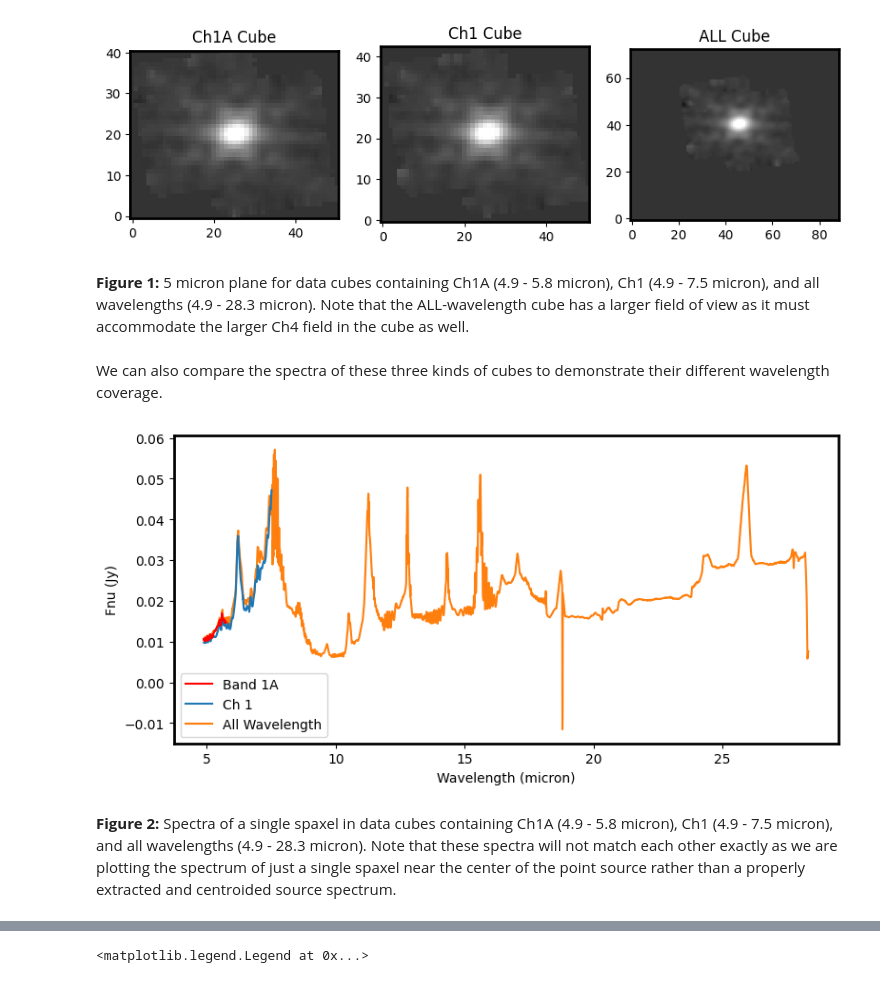
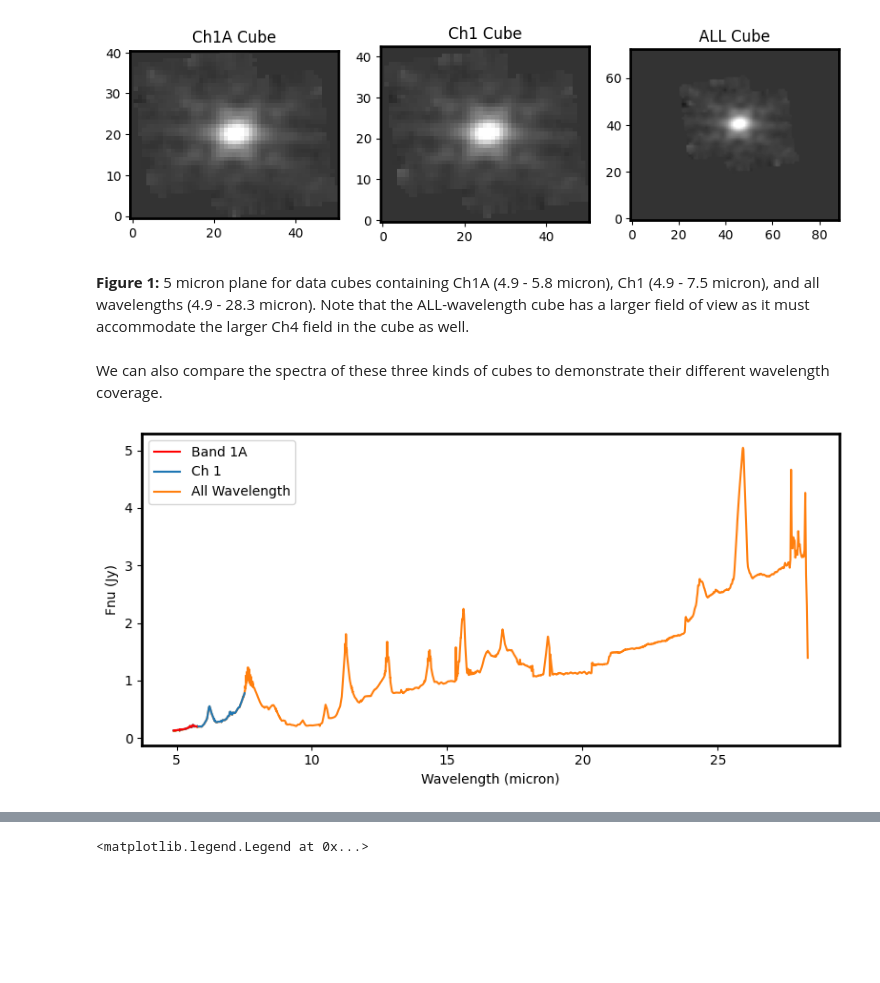
Before and after one commit to STScI-MIRI/MRS-ExampleNB, a Jupyter notebook: Notebook2/MRS_Notebook2.ipynb, the cells around one changed output, grey strips where cells are left out. Drawn from its saved outputs; the diff is of its cells as text; code cells hidden in the pictures; blank space fills up the shorter version.

```diff
--- a/Notebook2/MRS_Notebook2.ipynb
+++ b/Notebook2/MRS_Notebook2.ipynb
@@ -590,25 +612,29 @@ ax3.set_title('ALL Cube')
 # %% [output]
 Text(0.5, 1.0, 'ALL Cube')
 [figure]
-# %% [markdown]
-<b>Figure 1:</b> 5 micron plane for data cubes containing Ch1A (4.9 - 5.8 micron), Ch1 (4.9 - 7.5 micron), and all wavelengths (4.9 - 28.3 micron).  Note that the ALL-wavelength cube has a larger field of view as it must accommodate the larger Ch4 field in the cube as well.
-# %% [markdown]
-We can also compare the spectra of these three kinds of cubes to demonstrate their different wavelength coverage.
+# %% [markdown]
+<b>Figure 1:</b> 5 micron plane for data cubes containing Ch1A (4.9 - 5.8 micron), Ch1 (4.9 - 7.5 micron), and all wavelengths (4.9 - 28.3 micron).  Note that the ALL-wavelength cube has a larger field of view as it must accommodate the larger Ch4 field in the cube as well.
+# %% [markdown]
+We can also compare the spectra of these three kinds of cubes to demonstrate their different wavelength coverage.
 # %%
-# Plot a spectrum from the Ch1A, Ch1 and ALL cubes
+# Plot a spectrum of the source from the Ch1A, Ch1 and ALL cubes
+spec1A=fits.open(spec3_dir+'Level3_ch1-short_x1d.fits')
+spec1=fits.open(spec3_dir+'chancube_ch1-longshortmedium-_x1d.fits')
+specALL=fits.open(spec3_dir+'allcube_ch1-2-3-4-shortlongmedium-_x1d.fits')
+
 rc('axes', linewidth=2)
 fig, ax = plt.subplots(1,1, figsize=(8,4),dpi=100)
 
-# We'll just plot the spectrum of a single pixel; so multiply by pixel area
-
-plt.plot(wave1A,data1A[:,20,26]*hdr1A['PIXAR_SR']*1e6,label='Band 1A',zorder=2,color='red')
-plt.plot(wave1,data1[:,21,25]*hdr1['PIXAR_SR']*1e6,label='Ch 1',zorder=1)
-plt.plot(waveALL,dataALL[:,41,46]*hdrALL['PIXAR_SR']*1e6,label='All Wavelength',zorder=0)
+plt.plot(wave1A,spec1A['EXTRACT1D'].data['FLUX'],label='Band 1A',zorder=2,color='red')
+plt.plot(wave1,spec1['EXTRACT1D'].data['FLUX'],label='Ch 1',zorder=1)
+plt.plot(waveALL,specALL['EXTRACT1D'].data['FLUX'],label='All Wavelength',zorder=0)
 plt.legend()
 plt.xlabel('Wavelength (micron)')
 plt.ylabel('Fnu (Jy)')
 plt.tight_layout()
+
+spec1A.close()
+spec1.close()
+specALL.close()
 # %% [output]
-[figure, old version]
+[figure, new version]
-# %% [markdown]
-<b>Figure 2:</b> Spectra of a single spaxel in data cubes containing Ch1A (4.9 - 5.8 micron), Ch1 (4.9 - 7.5 micron), and all wavelengths (4.9 - 28.3 micron).  Note that these spectra will not match each other exactly as we are plotting the spectrum of just a single spaxel near the center of the point source rather than a properly extracted and centroided source spectrum.
```
Also changed, not shown: parts of 27 cells of this notebook, 1 other file.
